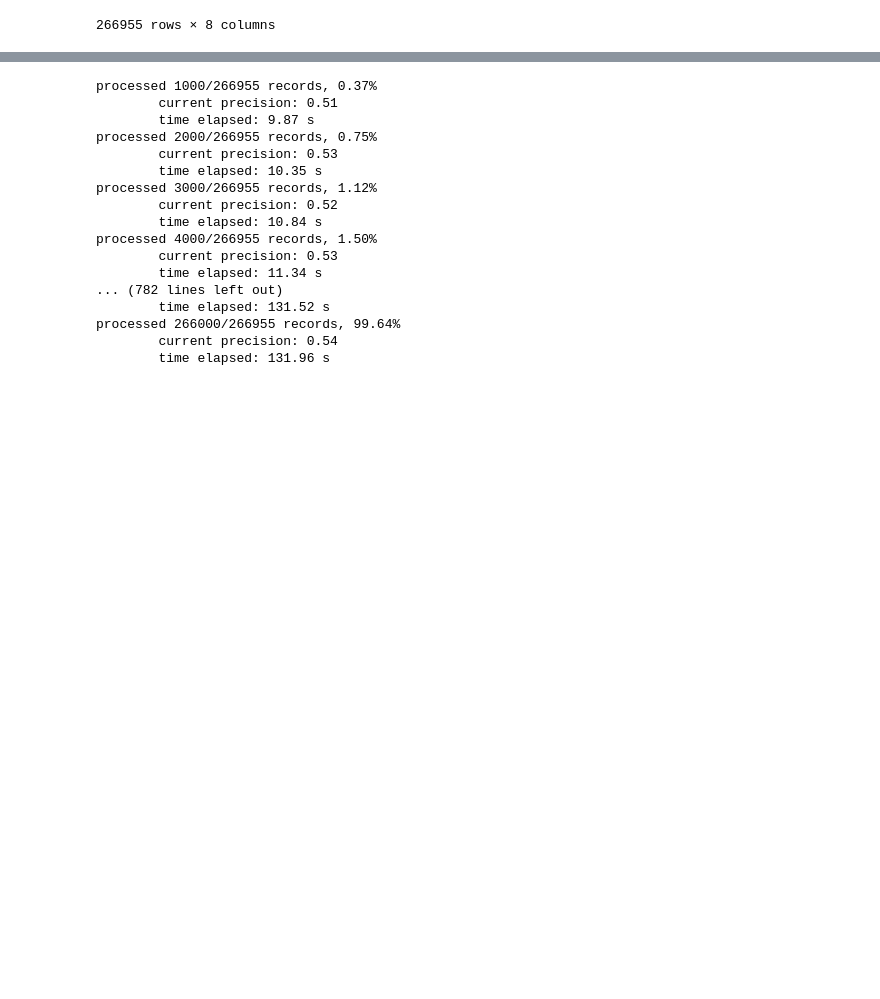
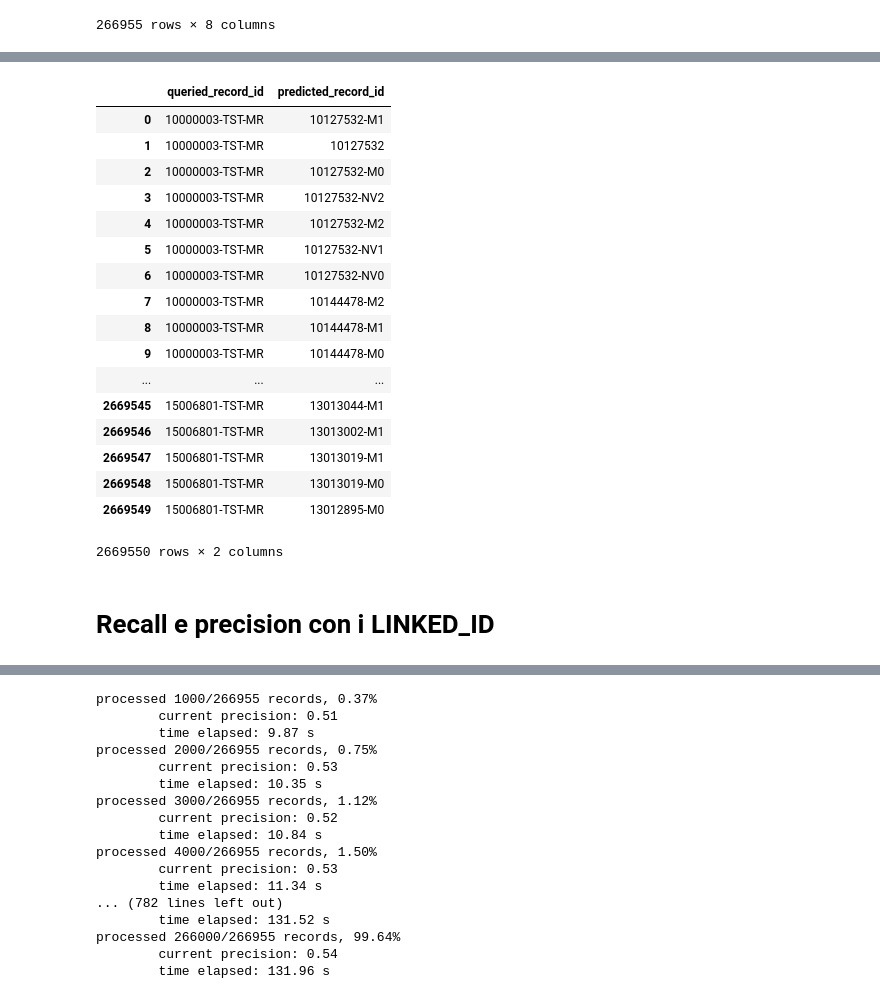
Before and after one commit to teomores/Oracle_HPC_contest, a Jupyter notebook: notebooks/Metrics.ipynb, the cells around one changed output, grey strips where cells are left out. Drawn from its saved outputs; the diff is of its cells as text; code cells hidden in the pictures; blank space fills up the shorter version.

```diff
--- a/notebooks/Metrics.ipynb
+++ b/notebooks/Metrics.ipynb
@@ -11,3 +14,8 @@ test = pd.read_csv("../dataset/original/test.csv", escapechar="\\")
+# %%
+sub = pd.read_csv("restricted_df.csv")
+# %%
+# Get :10
+sub['predicted_record_id'] = [x[:10] for x in sub.ordered_record]
 # %%
 test['linked_id'] = test.record_id.str.split("-")
 test['linked_id'] = test.linked_id.apply(lambda x: x[0])
@@ -168,6 +176,12 @@ def expand_df(df):
 
     new_df = pd.DataFrame(new_df, columns=['queried_record_id', 'predicted_record_id'])
     return new_df
+
+def expand_lists(df):
+    new_df = []
+    for (q,p) in tqdm(zip(df.queried_record_id, df.predicted_record_id)):
+        for x in p:
+            new_df.append((q,x))
+
+    new_df = pd.DataFrame(new_df, columns=['queried_record_id', 'predicted_record_id'])
+    return new_df
-# %%
-sub = expand_df(sub)
-sub
@@ -193,0 +188,5 @@ sub
+# %%
+#sub = expand_df(sub)
+sub = expand_lists(sub[['queried_record_id', 'predicted_record_id']])
+sub
+# %% [output]
@@ -194,3 +194,23 @@ sub
+|  | queried_record_id | predicted_record_id |
+| 0 | 10000003-TST-MR | 10127532-M1 |
+| 1 | 10000003-TST-MR | 10127532 |
+| 2 | 10000003-TST-MR | 10127532-M0 |
+| 3 | 10000003-TST-MR | 10127532-NV2 |
+| 4 | 10000003-TST-MR | 10127532-M2 |
+| 5 | 10000003-TST-MR | 10127532-NV1 |
+| 6 | 10000003-TST-MR | 10127532-NV0 |
+| 7 | 10000003-TST-MR | 10144478-M2 |
+| 8 | 10000003-TST-MR | 10144478-M1 |
+| 9 | 10000003-TST-MR | 10144478-M0 |
+| ... | ... | ... |
+| 2669545 | 15006801-TST-MR | 13013044-M1 |
+| 2669546 | 15006801-TST-MR | 13013002-M1 |
+| 2669547 | 15006801-TST-MR | 13013019-M1 |
+| 2669548 | 15006801-TST-MR | 13013019-M0 |
+| 2669549 | 15006801-TST-MR | 13012895-M0 |
+2669550 rows × 2 columns
+# %% [markdown]
+# Recall e precision con i LINKED_ID
 # %%
 recall_at_k(sub, train.set_index('record_id'), test.set_index('record_id'))
 # %% [output]
```
Also changed, not shown: parts of 13 cells of this notebook, 1 other file.
